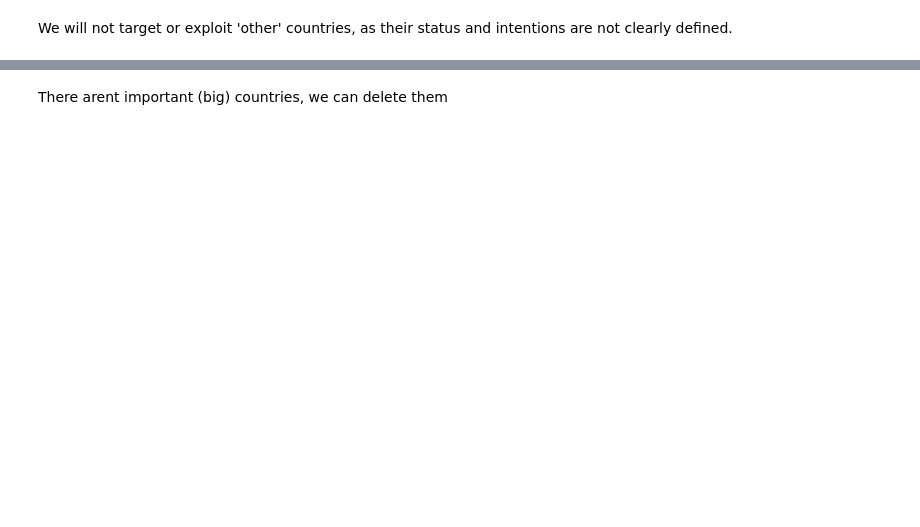
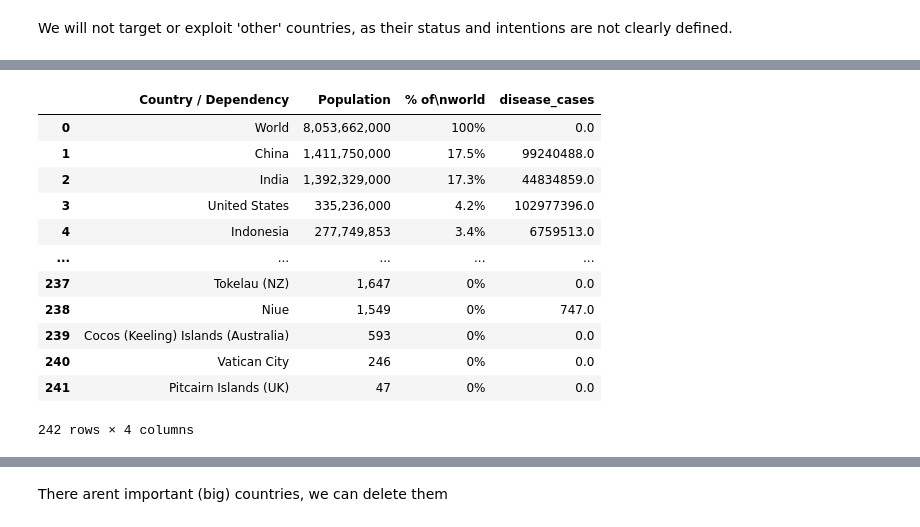
Before and after one commit to fadeev19190/covid_19, a Jupyter notebook: covid-19.ipynb, the cells around one changed output, grey strips where cells are left out. Cells and saved outputs as stored; diff of their text form; code cells hidden in the pictures; blank space fills up the shorter version.

```diff
--- a/covid-19.ipynb
+++ b/covid-19.ipynb
@@ -76,4 +164,4 @@ plt.show()
 # %%
-counties_population = pd.read_csv('List_of_countries_and_dependencies_by_population_1.csv')
+countries_population = pd.read_csv('List_of_countries_and_dependencies_by_population_1.csv')
 
-counties_population.head()
+countries_population.head()
@@ -80,6 +175,6 @@ counties_population.head()
 # %%
-counties_population.drop('Unnamed: 0', axis=1, inplace=True)
-counties_population.drop('Unnamed: 6', axis=1, inplace=True)
-counties_population.drop('Date', axis=1, inplace=True)
-counties_population.drop('Source (official or from\nthe United Nations)', axis=1, inplace=True)
+countries_population.drop('Unnamed: 0', axis=1, inplace=True)
+countries_population.drop('Unnamed: 6', axis=1, inplace=True)
+countries_population.drop('Date', axis=1, inplace=True)
+countries_population.drop('Source (official or from\nthe United Nations)', axis=1, inplace=True)
 # %%
@@ -143,5 +342,19 @@ new_dict
 # %%
-counties_population['disease_cases'] = counties_population['Country / Dependency'].map(new_dict).fillna(0)
+countries_population['disease_cases'] = countries_population['Country / Dependency'].map(new_dict).fillna(0)
 # %%
-counties_population
+countries_population
+# %% [output]
+|  | Country / Dependency | Population | % of\nworld | disease_cases |
+| 0 | World | 8,053,662,000 | 100% | 0.0 |
+| 1 | China | 1,411,750,000 | 17.5% | 99240488.0 |
+| 2 | India | 1,392,329,000 | 17.3% | 44834859.0 |
+| 3 | United States | 335,236,000 | 4.2% | 102977396.0 |
+| 4 | Indonesia | 277,749,853 | 3.4% | 6759513.0 |
+| ... | ... | ... | ... | ... |
+| 237 | Tokelau (NZ) | 1,647 | 0% | 0.0 |
+| 238 | Niue | 1,549 | 0% | 747.0 |
+| 239 | Cocos (Keeling) Islands (Australia) | 593 | 0% | 0.0 |
+| 240 | Vatican City | 246 | 0% | 0.0 |
+| 241 | Pitcairn Islands (UK) | 47 | 0% | 0.0 |
+242 rows × 4 columns
 # %%
```
Also changed, not shown: parts of 29 cells of this notebook.
